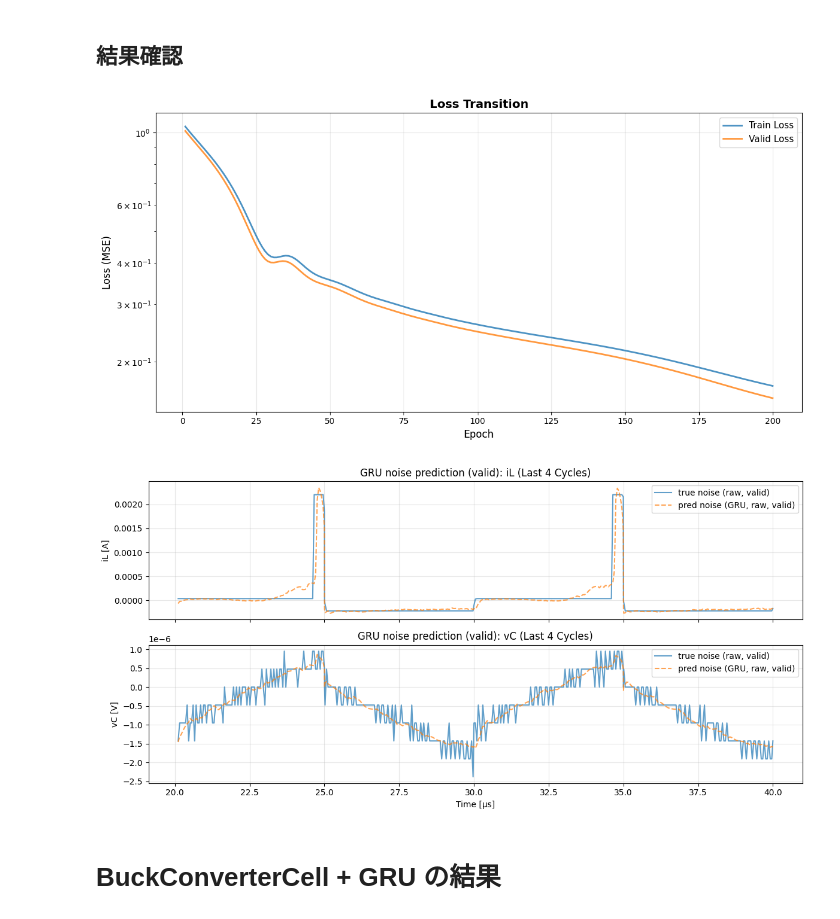
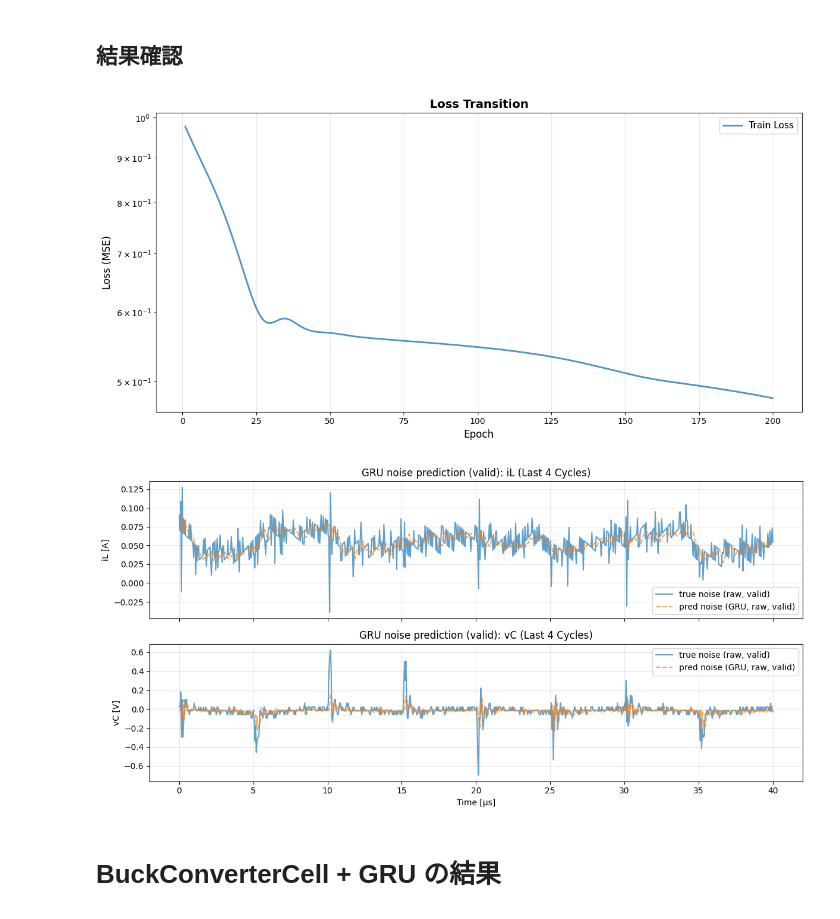
Before and after one commit to University-Laboratory/rnn-pann, a Jupyter notebook: actual_machine_notebooks/note5/note.ipynb, the cells around one changed output. Drawn from its saved outputs; the diff is of its cells as text; code cells hidden in the pictures.

```diff
--- a/actual_machine_notebooks/note5/note.ipynb
+++ b/actual_machine_notebooks/note5/note.ipynb
@@ -40,8 +40,8 @@ keep_log: bool = False
 
 @dataclass(frozen=True)
 class Params:
-    # data_path: str = path_list.path2
-    data_path: str = "../../data/ltspice_sim/ltspice_sim_data.csv"
+    data_path: str = path_list.path2
+    # data_path: str = "../../data/buck_sim_Vin10.0_Vref5.0_fs100000.0_ppc1000_cyc1000/buck_sim_Vin10.0_Vref5.0_fs100000.csv"
 
     # 真値パラメータ
     L_true: float = 223.6e-6
@@ -773,16 +716,8 @@ for epoch in range(params.gru_epochs):
 
     gru_loss_history["train"].append(float(train_loss.item()))
 
-    # 検証（時系列なので同区間のまま）
-    gru_model.eval()
-    with torch.no_grad():
-        noise_pred_valid = gru_model(X_valid_seq)
-        valid_loss = gru_loss_fn(noise_pred_valid, y_valid_seq)
-    gru_loss_history["valid"].append(float(valid_loss.item()))
-
     if (epoch + 1) % 50 == 0:
         print(
-            f"Epoch {epoch + 1}/{params.gru_epochs}: "
-            f"Train Loss={train_loss.item():.6e}  Valid Loss={valid_loss.item():.6e}"
+            f"Epoch {epoch + 1}/{params.gru_epochs}: Train Loss={train_loss.item():.6e}"
         )
 # %% [output]
@@ -800,9 +735,7 @@ epochs_list = range(1, params.gru_epochs + 1)
 ax.plot(
     epochs_list, gru_loss_history["train"], label="Train Loss", linewidth=2, alpha=0.8
 )
-ax.plot(
-    epochs_list, gru_loss_history["valid"], label="Valid Loss", linewidth=2, alpha=0.8
-)
+
 
 ax.set_xlabel("Epoch", fontsize=12)
 ax.set_ylabel("Loss (MSE)", fontsize=12)
@@ -818,59 +751,41 @@ plt.show()
 if keep_log:
     save_figure_to_log(fig, "gru_loss_transition", result_dir, "GRU Lossの遷移")
 # %% [output]
-[figure, old version]
+[figure, new version]
 # %%
-# GRUでノイズを予測（valid）
+# GRUでノイズを予測
 gru_model.eval()
 with torch.no_grad():
-    noise_pred_valid = gru_model(X_valid_seq)
+    noise_pred_train = gru_model(X_train_seq)
 
-noise_pred_valid_cpu = noise_pred_valid.detach().cpu()
-noise_true_valid_cpu = y_valid_seq.detach().cpu()
+# t_gruの長さとpred_noise_rawの長さを揃える
+pred_noise_raw = scalers.inv_z_noise(noise_pred_train.detach().cpu()).numpy()
 
-# 時間軸（noise_rawは「1-step遷移の誤差」なので t_gru[1:] 側に対応）
-seq_len = int(params.seq_length)
-t_noise_all = np.asarray(t_gru[1:], dtype=float)[seq_len:]
-
-# validは split_idx 以降
-# （split_idx は Cell20 で定義済み）
-t_noise_valid = t_noise_all[split_idx:]
-
-min_len = min(
-    t_noise_valid.shape[0],
-    int(noise_true_valid_cpu.shape[0]),
-    int(noise_pred_valid_cpu.shape[0]),
-)
-
-t_noise_valid = t_noise_valid[:min_len]
-
-# 標準化ノイズ -> rawノイズへ復元（推論時に必ず戻す）
-true_noise_raw = y_valid_seq_raw[:min_len].detach().cpu().numpy()
-pred_noise_raw = scalers.inv_z_noise(noise_pred_valid_cpu[:min_len]).numpy()
+_len = pred_noise_raw.shape[0]
 
 fig1, _ = plot_compare_tail(
-    t1=t_noise_valid,
-    iL1=true_noise_raw[:, 0],
-    vC1=true_noise_raw[:, 1],
+    t1=t_gru[-_len:],
+    iL1=iL_noise[-_len:],
+    vC1=vC_noise[-_len:],
     label1="true noise (raw, valid)",
-    t2=t_noise_valid,
+    t2=t_gru[-_len:],
     iL2=pred_noise_raw[:, 0],
     vC2=pred_noise_raw[:, 1],
     label2="pred noise (GRU, raw, valid)",
     T=float(params.T),
     N_cycles=4,
     title="GRU noise prediction (valid)",
 )
 
 if keep_log:
     save_figure_to_log(
         fig1,
         "gru_noise_pred_valid",
         result_dir,
         "GRU noise予測(valid)",
     )
 # %% [output]
-[figure, old version]
+[figure, new version]
 # %% [markdown]
 # BuckConverterCell + GRU の結果
 # %%
```
Also changed, not shown: parts of 15 cells of this notebook, 22 other files.
